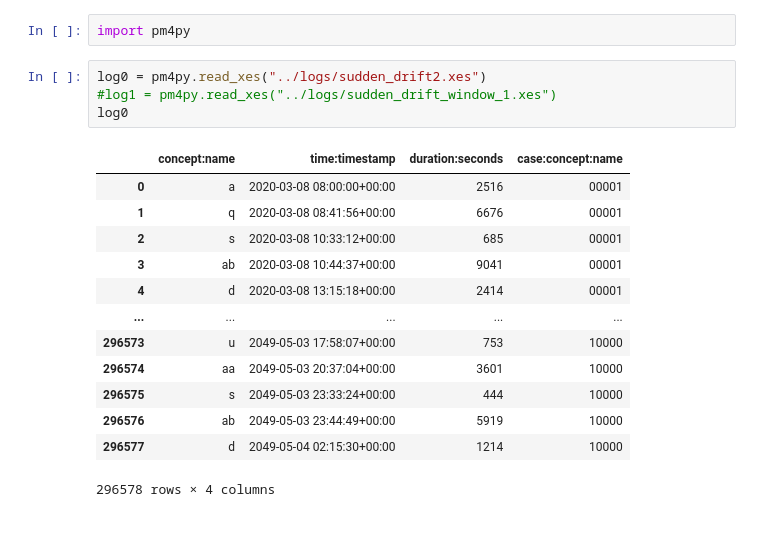
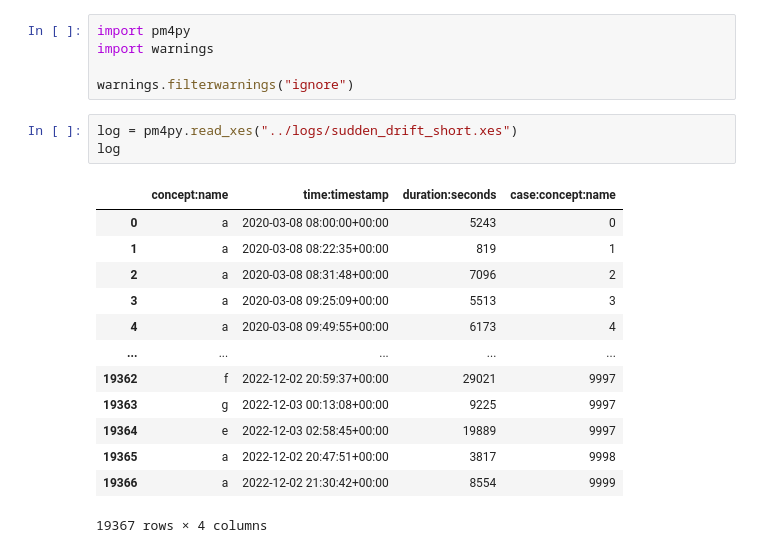
Before and after one commit to boraderen/thesis, a Jupyter notebook: notebooks/experiment.ipynb, the cells around one changed output. Drawn from its saved outputs; the diff is of its cells as text.

```diff
--- a/notebooks/experiment.ipynb
+++ b/notebooks/experiment.ipynb
@@ -1,21 +1,23 @@
 # %%
 import pm4py
+import warnings
+
+warnings.filterwarnings("ignore")
 # %%
-log0 = pm4py.read_xes("../logs/sudden_drift2.xes")
-#log1 = pm4py.read_xes("../logs/sudden_drift_window_1.xes")
-log0
+log = pm4py.read_xes("../logs/sudden_drift_short.xes")
+log
 # %% [output]
 |  | concept:name | time:timestamp | duration:seconds | case:concept:name |
-| 0 | a | 2020-03-08 08:00:00+00:00 | 2516 | 00001 |
-| 1 | q | 2020-03-08 08:41:56+00:00 | 6676 | 00001 |
-| 2 | s | 2020-03-08 10:33:12+00:00 | 685 | 00001 |
-| 3 | ab | 2020-03-08 10:44:37+00:00 | 9041 | 00001 |
-| 4 | d | 2020-03-08 13:15:18+00:00 | 2414 | 00001 |
+| 0 | a | 2020-03-08 08:00:00+00:00 | 5243 | 0 |
+| 1 | a | 2020-03-08 08:22:35+00:00 | 819 | 1 |
+| 2 | a | 2020-03-08 08:31:48+00:00 | 7096 | 2 |
+| 3 | a | 2020-03-08 09:25:09+00:00 | 5513 | 3 |
+| 4 | a | 2020-03-08 09:49:55+00:00 | 6173 | 4 |
 | ... | ... | ... | ... | ... |
-| 296573 | u | 2049-05-03 17:58:07+00:00 | 753 | 10000 |
-| 296574 | aa | 2049-05-03 20:37:04+00:00 | 3601 | 10000 |
-| 296575 | s | 2049-05-03 23:33:24+00:00 | 444 | 10000 |
-| 296576 | ab | 2049-05-03 23:44:49+00:00 | 5919 | 10000 |
-| 296577 | d | 2049-05-04 02:15:30+00:00 | 1214 | 10000 |
+| 19362 | f | 2022-12-02 20:59:37+00:00 | 29021 | 9997 |
+| 19363 | g | 2022-12-03 00:13:08+00:00 | 9225 | 9997 |
+| 19364 | e | 2022-12-03 02:58:45+00:00 | 19889 | 9997 |
+| 19365 | a | 2022-12-02 20:47:51+00:00 | 3817 | 9998 |
+| 19366 | a | 2022-12-02 21:30:42+00:00 | 8554 | 9999 |
-296578 rows × 4 columns
+19367 rows × 4 columns
 # %%
```
Also changed, not shown: parts of 5 cells of this notebook, 8 other files.
